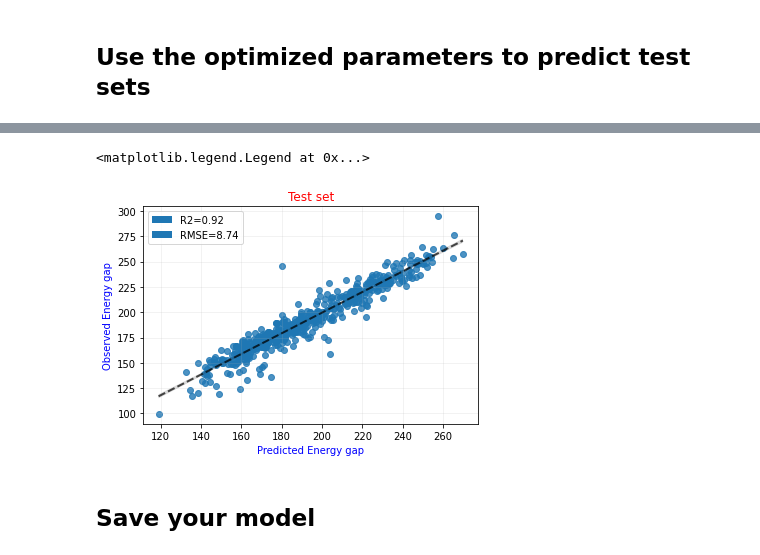
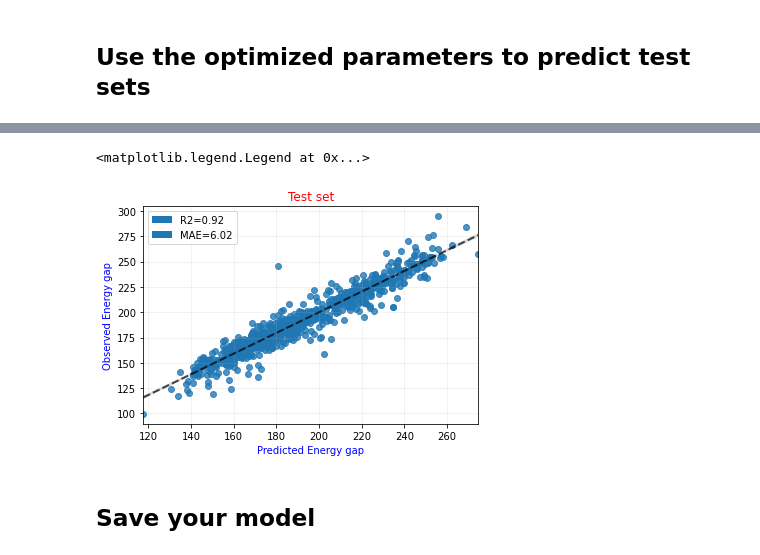
Before and after one commit to gashawmg/RDKit-descriptors-for-HOMO-LUMO-energy-gap-prediction, a Jupyter notebook: HOMO-LUMO Energy Gap Prediction using Molecular descriptors.ipynb, the cells around one changed output, grey strips where cells are left out. Saved outputs shown, nothing was run; the diff lists cells and outputs as text; code cells hidden in the pictures.

```diff
--- a/HOMO-LUMO Energy Gap Prediction using Molecular descriptors.ipynb
+++ b/HOMO-LUMO Energy Gap Prediction using Molecular descriptors.ipynb
@@ -268,2 +277,2 @@ len(y)
 # %%
-X_train, X_test, y_train, y_test = train_test_split(descriptors_new,y,test_size=0.2,random_state=42)
+X_train, X_test, y_train, y_test = train_test_split(X,y,test_size=0.3,random_state=42)
@@ -357,8 +390,8 @@ params['max_features'] = ("auto", "sqrt", "log2")
 # %% [markdown]
 ## Use the optimized parameters to predict test sets
 # %%
-# define LGBMRegressor model
-lgbm_opt =LGBMRegressor(max_depth=5,min_samples_split=2, n_estimators= 900,max_features='log2')
+# Define LGBMRegressor model
+lgbm_opt =LGBMRegressor(max_depth=5,min_samples_split=4, n_estimators= 800,max_features='auto')
 # %%
-gbr_opt = HistGradientBoostingRegressor()#learning_rate= 0.15
+gbr_opt = HistGradientBoostingRegressor(learning_rate= 0.22)#learning_rate= 0.22
 # %%
@@ -372,7 +406,7 @@ gbr_predict = gbr_opt.predict(X_test)
 # Take the average of the optimized predictions
 ave_predict = (lgbm_predict + gbr_predict)/2
 # %%
-# model performance using RMSE
-rmse = np.sqrt(mean_squared_error(y_test, ave_predict))
-print('rmse:', rmse)
+# Model performance using RMSE
+MAE = mean_absolute_error(y_test, ave_predict)
+print('MAE:', MAE)
 # %% [output]
@@ -408,15 +445,15 @@ R^2: 0.9178194336130775
 # %%
 sn.regplot(x=ave_predict , y=y_test,line_kws={"lw":2,'ls':'--','color':'black',"alpha":0.7})
 plt.xlabel('Predicted Energy gap', color='blue')
 plt.ylabel('Observed Energy gap', color ='blue')
 plt.title("Test set", color='red')
 plt.grid(alpha=0.2)
 R2 = mpatches.Patch(label="R2={:04.2f}".format(R2))
-rmse = mpatches.Patch(label="RMSE={:04.2f}".format(rmse))
-plt.legend(handles=[R2, rmse])
+MAE = mpatches.Patch(label="MAE={:04.2f}".format(MAE))
+plt.legend(handles=[R2, MAE])
 # %% [output]
 <matplotlib.legend.Legend at 0x...>
-[figure, old version]
+[figure, new version]
 # %% [markdown]
 ## Save your model
 # %%
```
Also changed, not shown: parts of 48 cells of this notebook.
